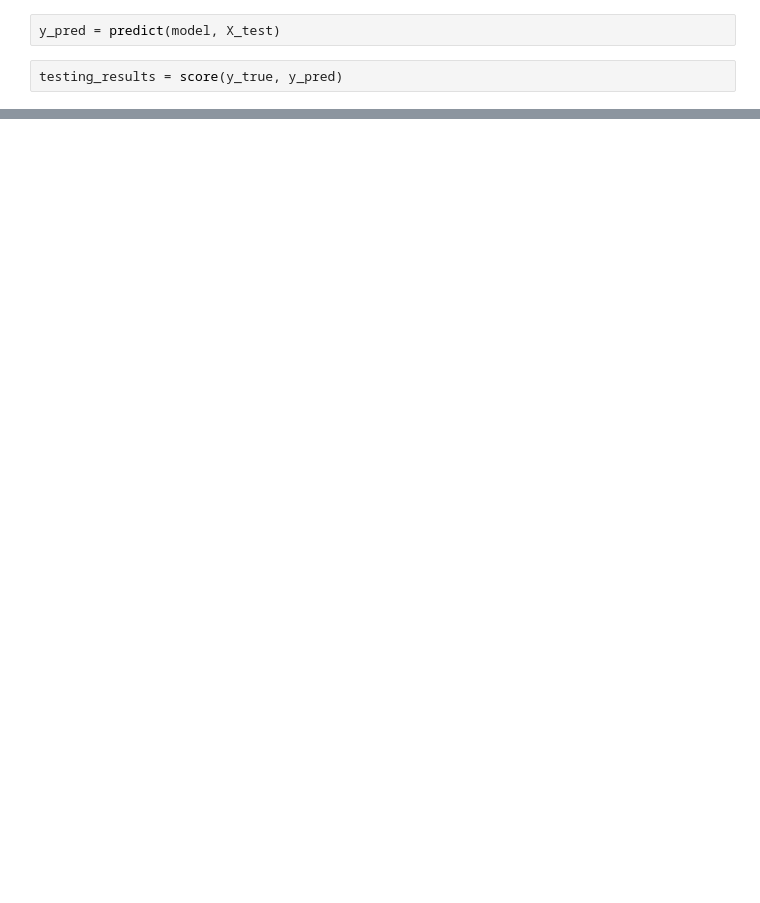
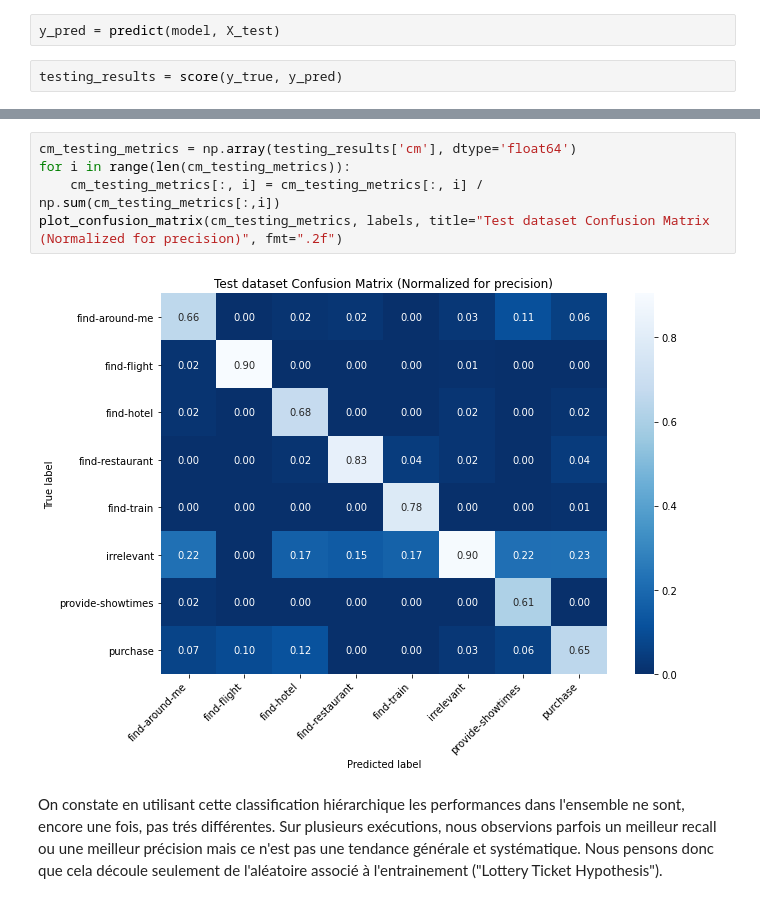
Before and after one commit to Theomat/software-engineering-enseirb-2020, a Jupyter notebook: exercice3.ipynb, the cells around one changed output, grey strips where cells are left out. Saved outputs shown, nothing was run; the diff lists cells and outputs as text; blank space fills up the shorter version.

Commit message:
Fused hierarchical classification notebook with main notebook and added some text

```diff
--- a/exercice3.ipynb
+++ b/exercice3.ipynb
@@ -252,0 +370,9 @@ Nous avons également essayé de mettre en place de la classification hiérarchi
+# %%
+cm_testing_metrics = np.array(testing_results['cm'], dtype='float64')
+for i in range(len(cm_testing_metrics)):
+    cm_testing_metrics[:, i] = cm_testing_metrics[:, i] / np.sum(cm_testing_metrics[:,i])
+plot_confusion_matrix(cm_testing_metrics, labels, title="Test dataset Confusion Matrix (Normalized for precision)", fmt=".2f")
+# %% [output]
+[figure, added]
+# %% [markdown]
+On constate en utilisant cette classification hiérarchique les performances dans l'ensemble ne sont, encore une fois, pas trés différentes. Sur plusieurs exécutions, nous observions parfois un meilleur recall ou une meilleur précision mais ce n'est pas une tendance générale et systématique. Nous pensons donc que cela découle seulement de l'aléatoire associé à l'entrainement ("Lottery Ticket Hypothesis").
```
Also changed, not shown: parts of 24 cells of this notebook, 1 other file.
